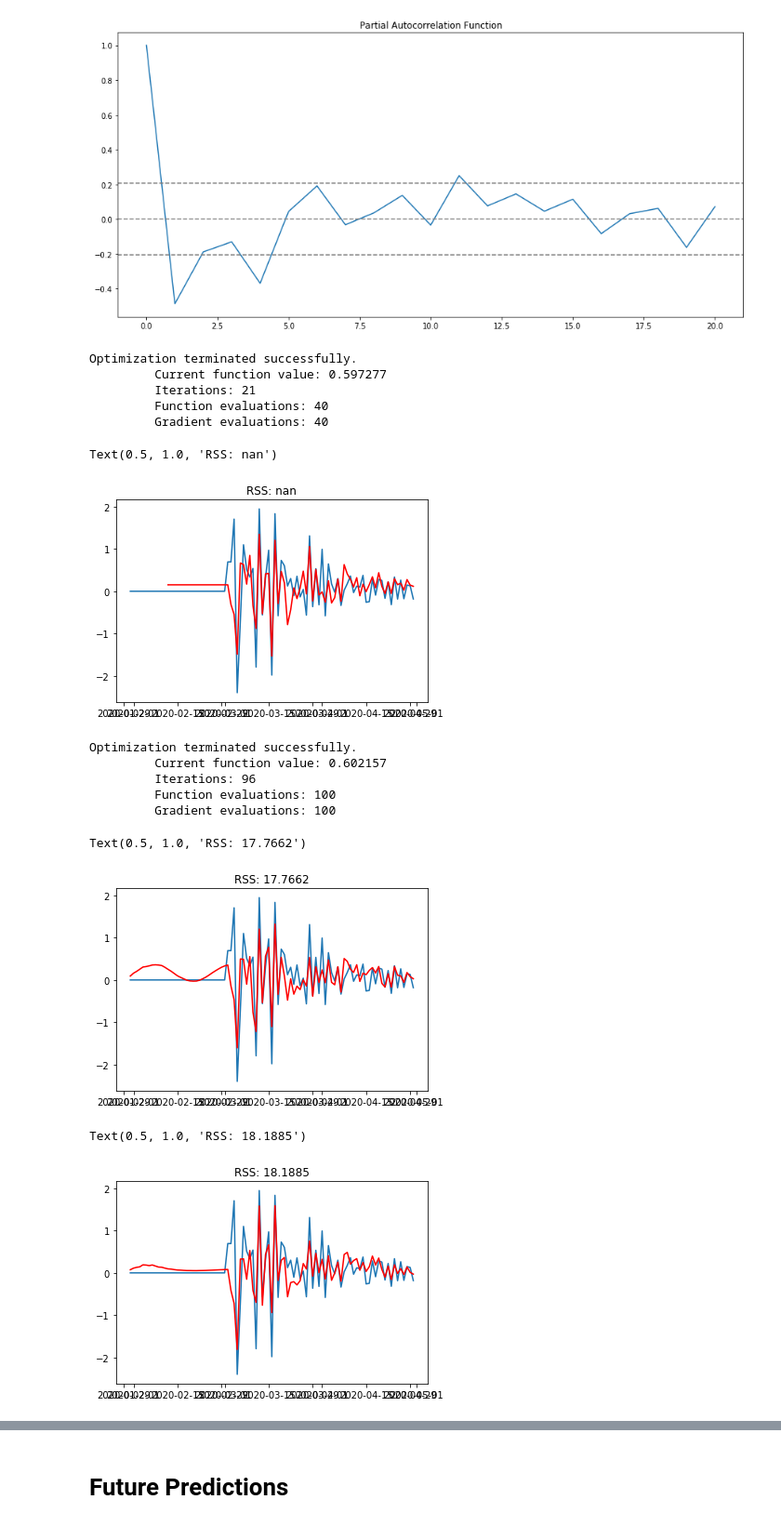
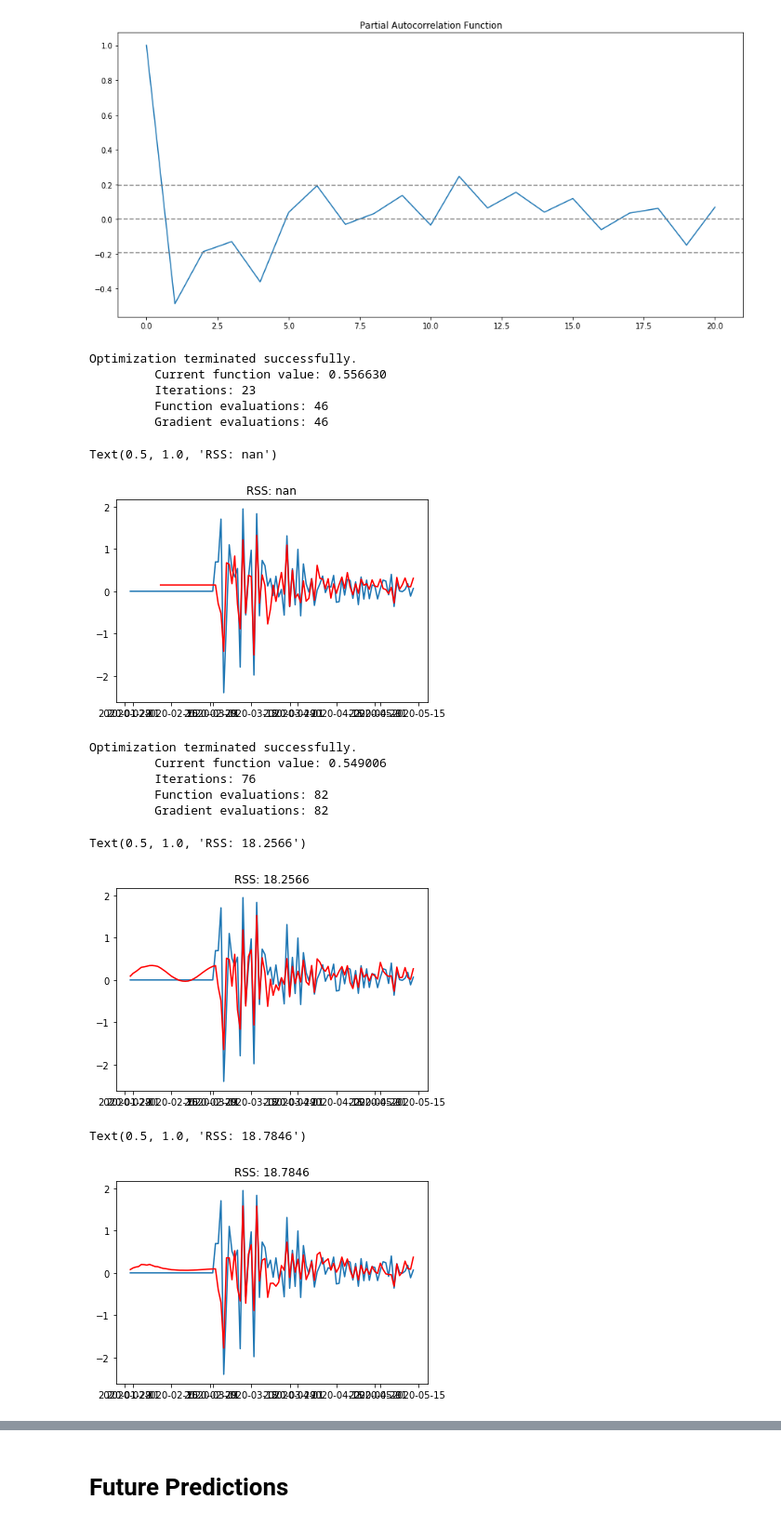
Before and after one commit to sidoff8/Covid-19-in-India, a Jupyter notebook: Corona Cases in India-Analysis .ipynb, the cells around one changed output, grey strips where cells are left out. Shown at 93% size. Cells and saved outputs as stored; diff of their text form; code cells hidden in the pictures.

```diff
--- a/Corona Cases in India-Analysis .ipynb
+++ b/Corona Cases in India-Analysis .ipynb
@@ -504,7 +498,7 @@ x.tail()
 from datetime import date, timedelta
 
 sdate = date(2020, 1, 30)   # start date
-edate = date(2020, 4, 30)
+edate = date(2020, 5, 13)
 
 dd = [sdate + timedelta(days=x) for x in range((edate-sdate).days + 1)]
 
@@ -765,42 +750,42 @@ plt.title('Partial Autocorrelation Function')
 Text(0.5, 1.0, 'Partial Autocorrelation Function')
 [figure]
 # %%
-model = ARIMA(ts_log,order=(12,1,0))
+model = ARIMA(ts_log,order=(11,1,0))
 results_AR = model.fit(method='css',solver='cg')
 plt.plot(ts_log_diff)
 plt.plot(results_AR.fittedvalues,color='red')
 plt.title('RSS: %.4f'% sum((results_AR.fittedvalues-ts_log_diff)**2))
 # %% [output]
 Optimization terminated successfully.
-         Current function value: 0.597277
-         Iterations: 21
-         Function evaluations: 40
-         Gradient evaluations: 40
+         Current function value: 0.556630
+         Iterations: 23
+         Function evaluations: 46
+         Gradient evaluations: 46
 Text(0.5, 1.0, 'RSS: nan')
-[figure, old version]
+[figure, new version]
 # %%
-model = ARIMA(ts_log,order=(0,1,12))
+model = ARIMA(ts_log,order=(0,1,11))
 results_MA = model.fit(method='css',solver='bfgs')
 plt.plot(ts_log_diff)
 plt.plot(results_MA.fittedvalues,color='red')
 plt.title('RSS: %.4f'% sum((results_MA.fittedvalues-ts_log_diff)**2))
 # %% [output]
 Optimization terminated successfully.
-         Current function value: 0.602157
-         Iterations: 96
-         Function evaluations: 100
-         Gradient evaluations: 100
+         Current function value: 0.549006
+         Iterations: 76
+         Function evaluations: 82
+         Gradient evaluations: 82
-Text(0.5, 1.0, 'RSS: 17.7662')
+Text(0.5, 1.0, 'RSS: 18.2566')
-[figure, old version]
+[figure, new version]
 # %%
-model = ARIMA(ts_log,order=(5,1,5))
+model = ARIMA(ts_log,order=(6,1,6))
 results_ARIMA = model.fit()
 plt.plot(ts_log_diff)
 plt.plot(results_ARIMA.fittedvalues,color='red')
 plt.title('RSS: %.4f'% sum((results_ARIMA.fittedvalues-ts_log_diff)**2))
 # %% [output]
-Text(0.5, 1.0, 'RSS: 18.1885')
+Text(0.5, 1.0, 'RSS: 18.7846')
-[figure, old version]
+[figure, new version]
 # %%
 predictions_ARIMA_diff = pd.Series(results_AR.fittedvalues,copy=True)
 # print(predictions_ARIMA_diff)
```
Also changed, not shown: parts of 40 cells of this notebook.
